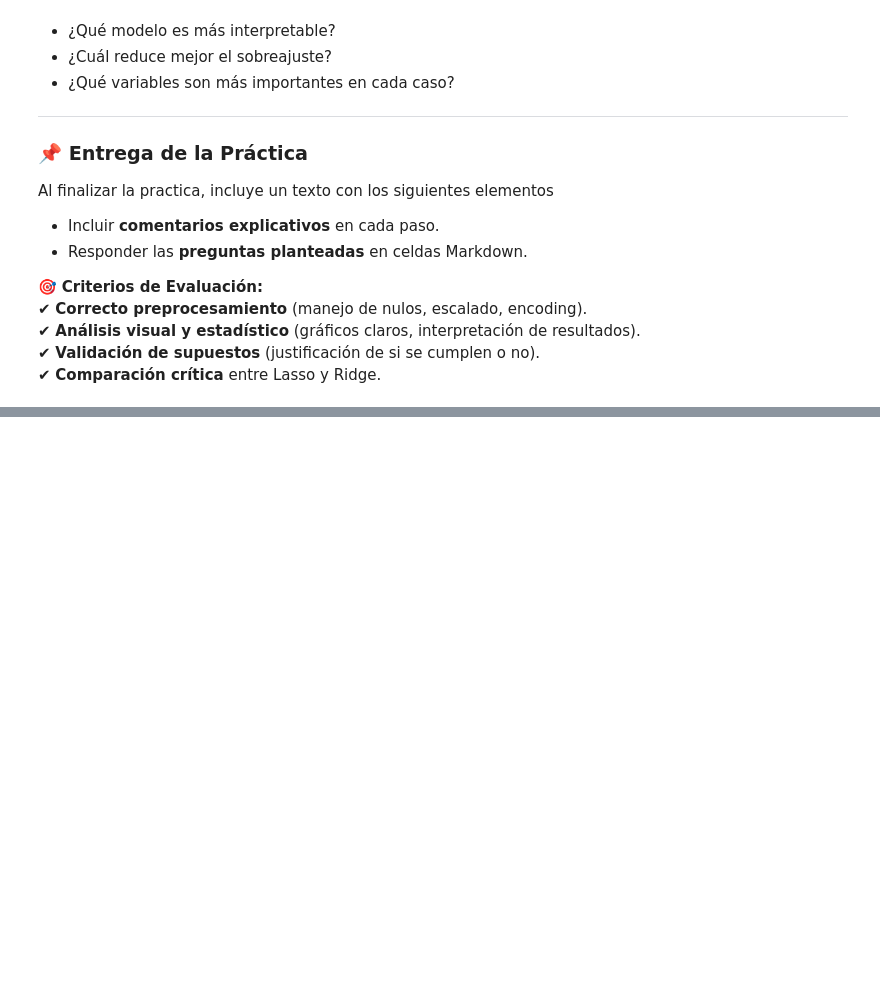
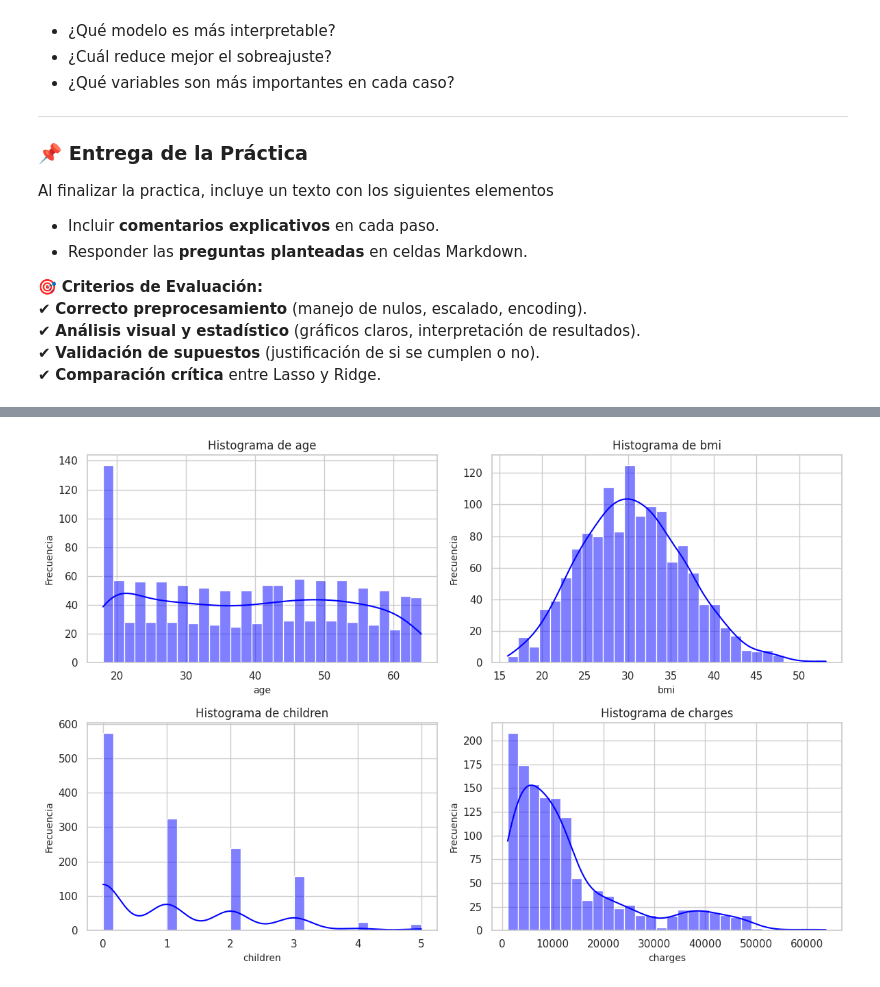
Before and after one commit to GustavoHDLC1/Colab_Files_PADP, a Jupyter notebook: practicasregresionlasso_ridge.ipynb, the cells around one changed output, grey strips where cells are left out. Saved outputs shown, nothing was run; the diff lists cells and outputs as text; code cells hidden in the pictures; blank space fills up the shorter version.

```diff
--- a/practicasregresionlasso_ridge.ipynb
+++ b/practicasregresionlasso_ridge.ipynb
@@ -86,0 +89,16 @@ Mounted at /content/drive
+# %%
+import numpy as np
+import pandas as pd
+import matplotlib.pyplot as plt
+import seaborn as sns
+import math
+import scipy.stats as stats
+from sklearn.linear_model import Lasso, Ridge
+from sklearn.preprocessing import StandardScaler, OneHotEncoder
+from sklearn.compose import ColumnTransformer
+from sklearn.pipeline import Pipeline
+from sklearn.metrics import mean_squared_error, mean_absolute_error, r2_score
+from statsmodels.tools.tools import add_constant
+from statsmodels.stats.outliers_influence import variance_inflation_factor
+
+sns.set(style="whitegrid")
@@ -86,0 +131,4 @@ Mounted at /content/drive
+# %%
+ruta = '/content/drive/MyDrive/MIAAD/PADP/insurance.csv'
+df = pd.read_csv(ruta)
+df.head()
@@ -86,0 +171,20 @@ Mounted at /content/drive
+# %%
+var_num = ['age', 'bmi', 'children', 'charges']
+var_cat = ['sex', 'smoker', 'region']
+# %%
+
+columns = var_num
+n = len(columns)
+rows = math.ceil(n / 2)  # 3 columnas por fila
+plt.figure(figsize=(12, 4*rows))
+for i, col in enumerate(columns, 1):
+    plt.subplot(rows, 2, i)  # Ajustar la cantidad de subgráficos según el número de columnas
+    sns.histplot(df[col], kde=True, bins=30, color='blue')
+    plt.title(f'Histograma de {col}', fontsize=12)
+    plt.xlabel(col, fontsize=10)
+    plt.ylabel('Frecuencia', fontsize=10)
+
+plt.tight_layout()
+plt.show()
+# %% [output]
+[figure, added]
```
Also changed, not shown: parts of 50 cells of this notebook.
